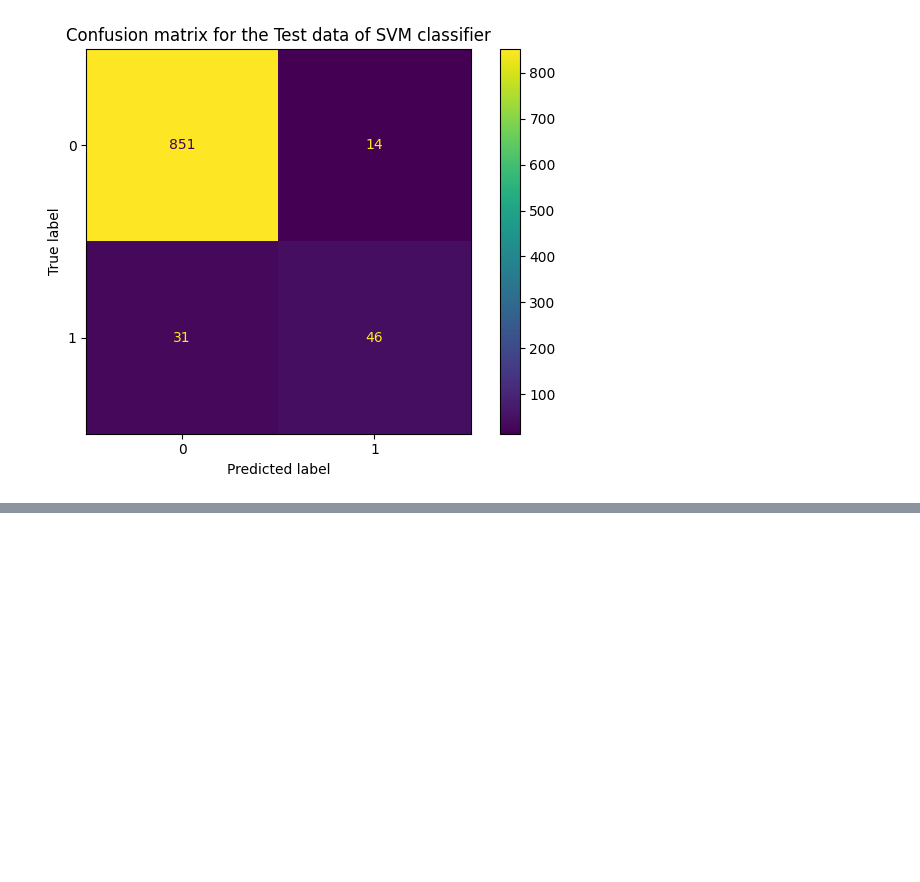
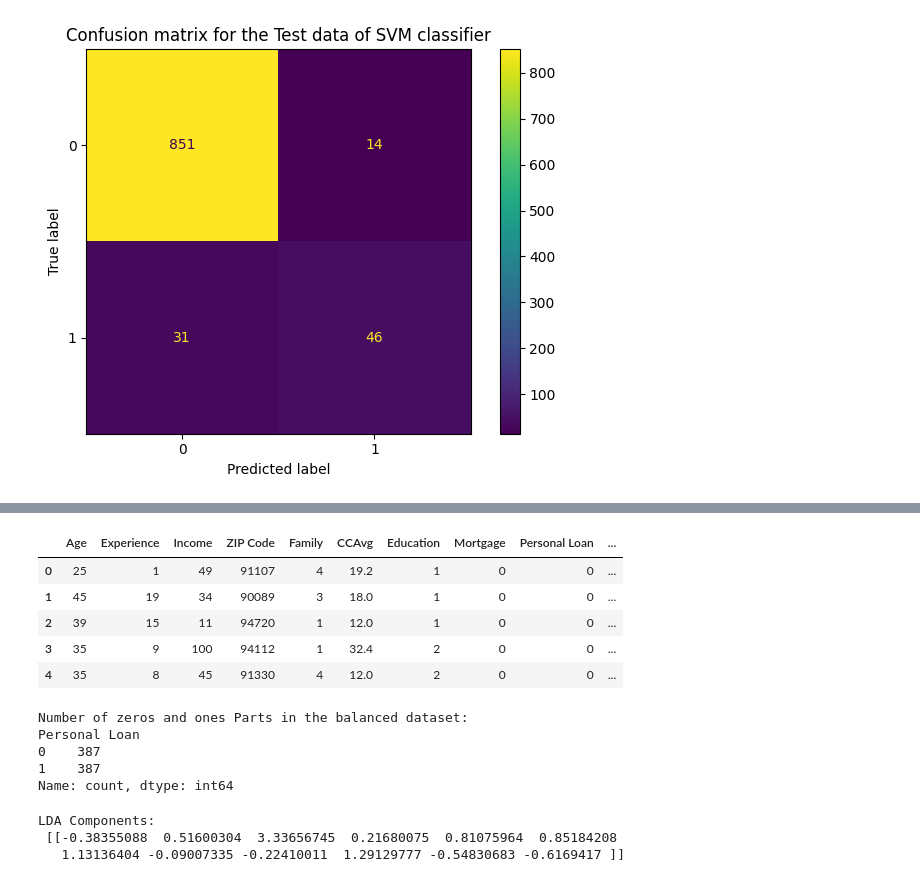
Before and after one commit to CharalamposZisis/Bank-Loan-Classification, a Jupyter notebook: main.ipynb, the cells around one changed output, grey strips where cells are left out. Cells and saved outputs as stored; diff of their text form; code cells hidden in the pictures; blank space fills up the shorter version.

```diff
--- a/main.ipynb
+++ b/main.ipynb
@@ -759,0 +763,60 @@ weighted avg       0.95      0.95      0.95       942
+# %%
+df.head()
+# %% [output]
+|  | Age | Experience | Income | ZIP Code | Family | CCAvg | Education | Mortgage | Personal Loan | ... |
+| 0 | 25 | 1 | 49 | 91107 | 4 | 19.2 | 1 | 0 | 0 | ... |
+| 1 | 45 | 19 | 34 | 90089 | 3 | 18.0 | 1 | 0 | 0 | ... |
+| 2 | 39 | 15 | 11 | 94720 | 1 | 12.0 | 1 | 0 | 0 | ... |
+| 3 | 35 | 9 | 100 | 94112 | 1 | 32.4 | 2 | 0 | 0 | ... |
+| 4 | 35 | 8 | 45 | 91330 | 4 | 12.0 | 2 | 0 | 0 | ... |
+# %%
+# Select all zero parts
+ones = df[df['Personal Loan']== 1]
+
+# Randomly select an equal number of zeros parts
+ones_parts = df[df['Personal Loan']== 0].sample(n=len(ones), random_state=42)
+
+# Combine both subsets to create a balanced dataset
+balanced_data = pd.concat([ones_parts, ones])
+
+# Shuffle the combined dataset
+balanced_data = balanced_data.sample(frac=1, random_state=42).reset_index(drop=True)
+
+# Display the number of good and bad parts in the balanced dataset
+print("Number of zeros and ones Parts in the balanced dataset:")
+print(balanced_data['Personal Loan'].value_counts())
+# %% [output]
+Number of zeros and ones Parts in the balanced dataset:
+Personal Loan
+0    387
+1    387
+Name: count, dtype: int64
+# %%
+# LDA only
+X = balanced_data.drop(columns=['Personal Loan'])
+y = balanced_data['Personal Loan']
+X_train, X_test, y_train, y_test = train_test_split(
+    X, y, test_size=0.2, random_state=42, stratify=y
+)
+
+# Standard Scale the data
+scaler = StandardScaler()
+scaler.fit(X_train) # compute the mean and standard deviation
+X_train_Scaled = scaler.transform(X_train) # apply scaling on training data
+X_test_Scaled = scaler.transform(X_train) # apply scaling on testing data, without leaking training data.
+
+# Instanciate LDA object with 1 axis
+lda = LDA(n_components=1)
+X_lda = lda.fit_transform(X_train_Scaled, y_train)
+
+# Perform dimensionality reduction
+X_train_lda = lda.transform(X_train_Scaled)
+X_test_lda = lda.transform(X_test_Scaled)
+
+# Access the LDA components
+lda_components = lda.coef_
+print("LDA Components:\n", lda_components)
+# %% [output]
+LDA Components:
+ [[-0.38355088  0.51600304  3.33656745  0.21680075  0.81075964  0.85184208
+   1.13136404 -0.09007335 -0.22410011  1.29129777 -0.54830683 -0.6169417 ]]
```
Also changed, not shown: parts of 3 cells of this notebook.
